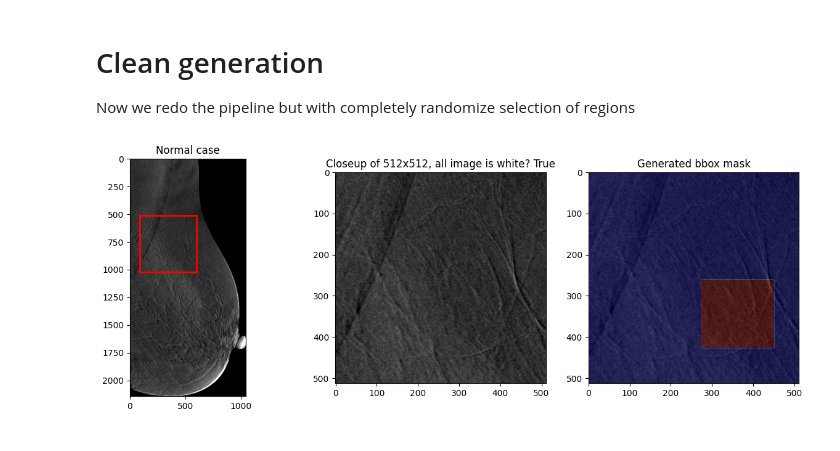
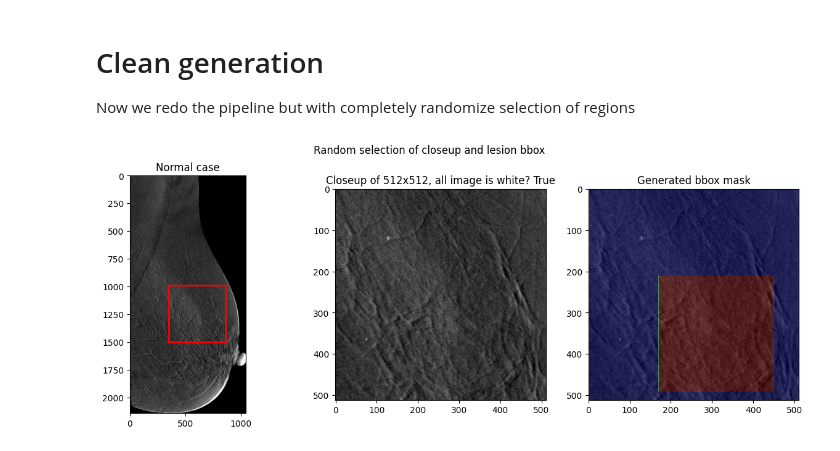
Before and after one commit to Likalto4/CEM-Detect, a Jupyter notebook: generation/inpainting/inference/inpainting_high_quality.ipynb, the cells around one changed output. Saved outputs shown, nothing was run; the diff lists cells and outputs as text; code cells hidden in the pictures.

```diff
--- a/generation/inpainting/inference/inpainting_high_quality.ipynb
+++ b/generation/inpainting/inference/inpainting_high_quality.ipynb
@@ -255,9 +255,6 @@ class InpaintingGenerator:
         ).to("cuda")
         self.pipe.scheduler = DPMSolverMultistepScheduler.from_config(self.pipe.scheduler.config)
         self.pipe.enable_xformers_memory_efficient_attention()
-        # HP
-        self.diffusion_steps = 50
-        self.guidance_scale = 1
 
     def read_image(self):
         im_path = self.im_dir / (self.current_row['Image_name'] + '.jpg')
@@ -416,27 +413,30 @@ class InpaintingGenerator:
         while not found_bbox:
             self.get_closeup()
             found_bbox = self.get_lesion_bbox()
+
+    def show_current_patch_and_bbox(self):
+        # show preposessing images
+        fig, axs = plt.subplots(1, 3, figsize=(15, 5))
+        axs[0].imshow(self.current_image, cmap='gray')
+        axs[0].set_title('Normal case')
+        axs[0].add_patch(plt.Rectangle((self.current_closeup_coords[0], self.current_closeup_coords[1]),
+                                        self.current_closeup_coords[2]-self.current_closeup_coords[0],
+                                        self.current_closeup_coords[3]-self.current_closeup_coords[1], fill=False, edgecolor='r', lw=2))
+        axs[1].imshow(self.current_im_closup, cmap='gray')
+        axs[1].set_title(f'Closeup of 512x512, all image is white? {np.all(self.current_mask_closup==255)}')
+        axs[2].imshow(self.current_im_closup, cmap='gray')
+        axs[2].imshow(self.current_bbox_mask, cmap='jet', alpha=0.4)
+        axs[2].set_title('Generated bbox mask')
+        fig.suptitle('Random selection of closeup and lesion bbox')
+        plt.show()
-# %%
-inpainter = InpaintingGenerator()
-# row_example
-inpainter.current_row = inpainter.metadata.iloc[5]
-
-inpainter.select_lesion_patch_and_bbox()
-
-# show image
-fig, axs = plt.subplots(1, 3, figsize=(15, 5))
-axs[0].imshow(inpainter.current_image, cmap='gray')
-axs[0].set_title('Normal case')
-axs[0].add_patch(plt.Rectangle((inpainter.current_closeup_coords[0], inpainter.current_closeup_coords[1]),
-                                inpainter.current_closeup_coords[2]-inpainter.current_closeup_coords[0],
-                                inpainter.current_closeup_coords[3]-inpainter.current_closeup_coords[1], fill=False, edgecolor='r', lw=2))
-axs[1].imshow(inpainter.current_im_closup, cmap='gray')
-axs[1].set_title(f'Closeup of 512x512, all image is white? {np.all(inpainter.current_mask_closup==255)}')
-axs[2].imshow(inpainter.current_im_closup, cmap='gray')
-axs[2].imshow(inpainter.current_bbox_mask, cmap='jet', alpha=0.4)
-axs[2].set_title('Generated bbox mask')
-
-
-plt.show()
-# %% [output]
-[figure, removed]
+# %%
+inpainter = InpaintingGenerator()
+
+# defining an example
+inpainter.current_row = inpainter.metadata.iloc[5]
+
+# patch and lesion bbox generator
+inpainter.select_lesion_patch_and_bbox()
+inpainter.show_current_patch_and_bbox()
+# %% [output]
+[figure, added]
```
Also changed, not shown: parts of 3 cells of this notebook.
